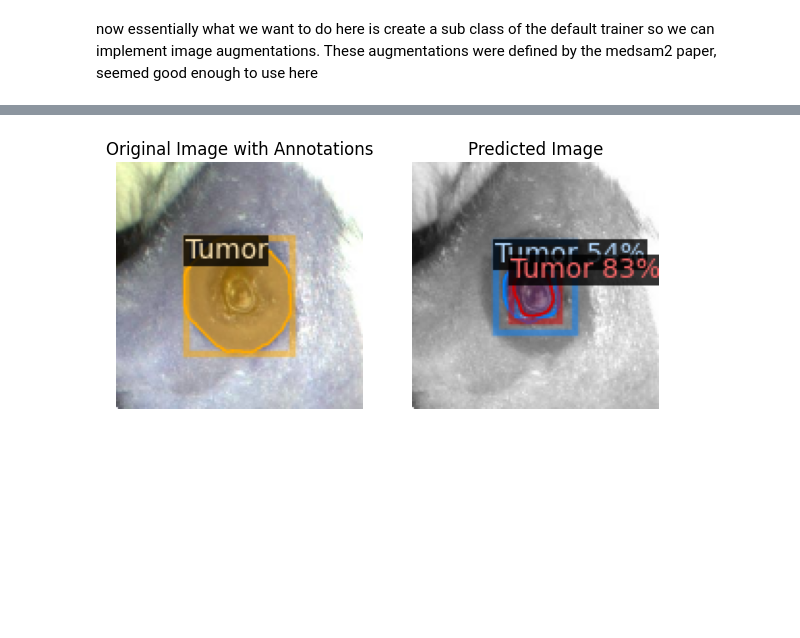
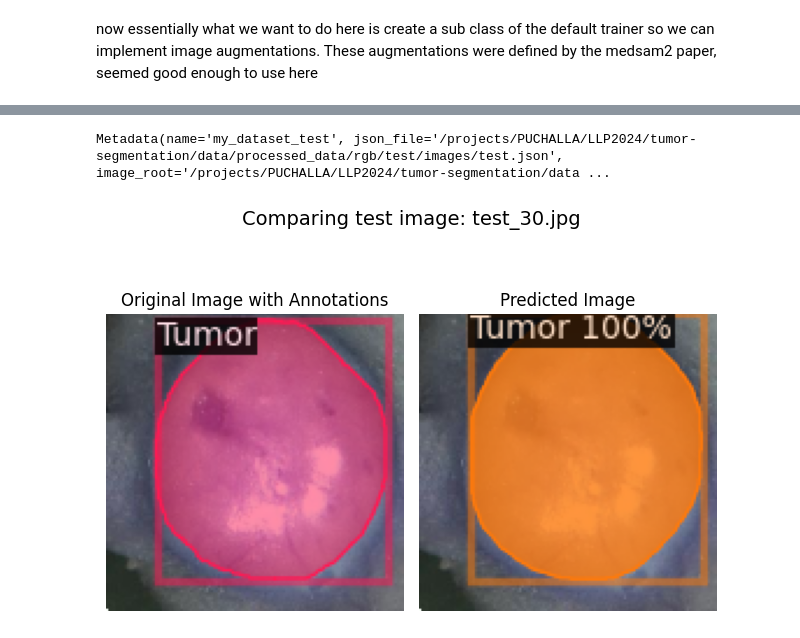
Before and after one commit to RibaDiba/tumor-segmentation, a Jupyter notebook: src/Detectron2/tumor_segmentation.ipynb, the cells around one changed output, grey strips where cells are left out. Cells and saved outputs as stored; diff of their text form; code cells hidden in the pictures; blank space fills up the shorter version.

Commit message:
updated visualization code

```diff
--- a/src/Detectron2/tumor_segmentation.ipynb
+++ b/src/Detectron2/tumor_segmentation.ipynb
@@ -185,5 +143,5 @@ Training Completed, now saving plots....
 # %%
-cfg.MODEL.WEIGHTS = os.path.join(cfg.OUTPUT_DIR, "model_final.pth")  # path to the model we just trained
+cfg.MODEL.WEIGHTS = os.path.join("/projects/PUCHALLA/LLP2024/tumor-segmentation/models/rgb-testing/AP-bug-fix-2-5000/model_final.pth")  # path to the model we just trained
 cfg.MODEL.ROI_HEADS.SCORE_THRESH_TEST = 0.5   # set a custom testing threshold
 predictor = DefaultPredictor(cfg)
 # %% [output]
@@ -191,45 +149,58 @@ predictor = DefaultPredictor(cfg)
 # %%
 # Function to display the original image with annotations and the predicted image
+import copy
+
 def display_original_and_prediction_with_annotations(val_dataset_dicts, predictor, val_metadata):
-    for d in random.sample(val_dataset_dicts, 1):  # Select number of images for display
+    for d in random.sample(val_dataset_dicts, 1):
         im = cv2.imread(d["file_name"])
         outputs = predictor(im)
 
-        # Create a visualizer object for the original image with annotations
+        # Create custom metadata with red colors
+        red_metadata = copy.deepcopy(val_metadata)
+        num_classes = len(red_metadata.thing_classes)
+        red_metadata.thing_colors = [(0, 0, 255)] * num_classes
+
+        # Create a visualizer for ground truth (original colors)
         v_gt = Visualizer(im[:, :, ::-1],
-                          metadata=val_metadata,
-                          scale=0.5
+                          metadata=red_metadata,
+                          scale=0.5,
+                          instance_mode=ColorMode.SEGMENTATION
         )
         out_gt = v_gt.draw_dataset_dict(d)
 
-        # Create a visualizer object for the predicted image
+
+
+        # Create a visualizer for predictions with red metadata
         v_pred = Visualizer(im[:, :, ::-1],
-                            metadata=val_metadata,
+                            metadata=red_metadata,
                             scale=0.5,
-                            instance_mode=ColorMode.IMAGE_BW  # Remove the colors of unsegmented pixels
+                            instance_mode=ColorMode.SEGMENTATION
         )
+
         out_pred = v_pred.draw_instance_predictions(outputs["instances"].to("cpu"))
 
-        # Set up subplots
-        fig, ax = plt.subplots(1, 2, figsize=(7,7))
+        image_name = os.path.basename(d["file_name"])
 
-        # Display the original image with annotations
+        # Rest of your plotting code...
+        fig, ax = plt.subplots(1, 2,)
+        fig.suptitle("Comparing test image: test_30.jpg", fontsize=14, y=0.95)
+
         ax[0].imshow(out_gt.get_image()[:, :, ::-1])
         ax[0].set_title('Original Image with Annotations')
-
-        # Display the predicted image
         ax[1].imshow(out_pred.get_image()[:, :, ::-1])
         ax[1].set_title('Predicted Image')
 
         for a in ax:
             a.axis("off")
 
+        plt.tight_layout(rect=[0, 0, 1, 0.92])
         plt.show()
 
 # Example usage
-display_original_and_prediction_with_annotations(val_dataset_dicts, predictor, test_metadata)
+display_original_and_prediction_with_annotations(test_dataset_dicts, predictor, test_metadata)
 # %% [output]
+Metadata(name='my_dataset_test', json_file='/projects/PUCHALLA/LLP2024/tumor-segmentation/data/processed_data/rgb/test/images/test.json', image_root='/projects/PUCHALLA/LLP2024/tumor-segmentation/data ...
-[figure, old version]
+[figure, new version]
 # %%
 def save_all_images(val_dataset_dicts, predictor, val_metadata, output_dir):
 
```
Also changed, not shown: parts of 4 cells of this notebook.
